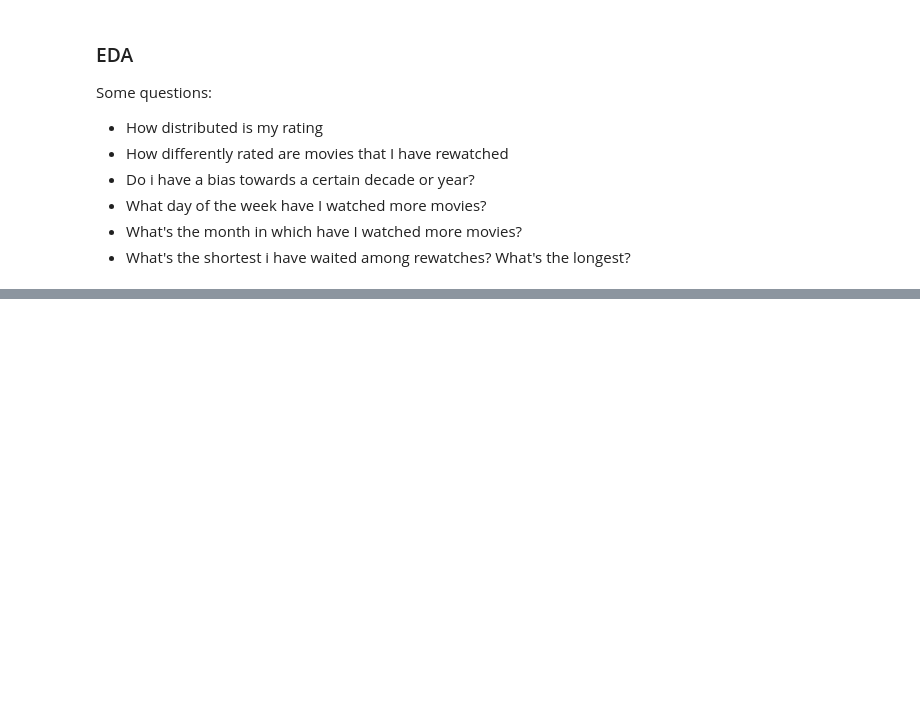
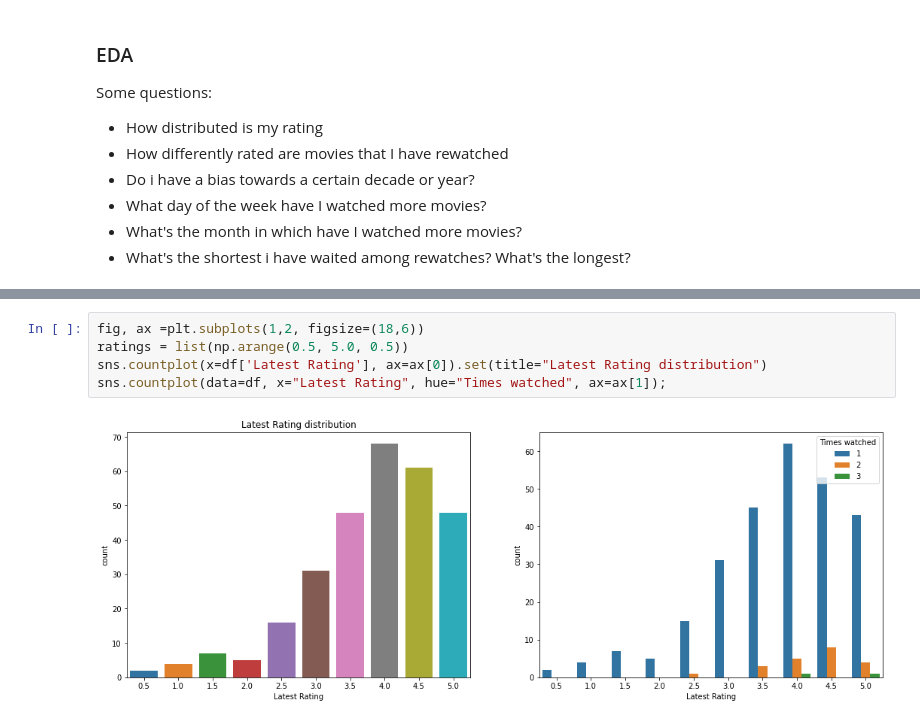
Before and after one commit to caiotda/caioflix, a Jupyter notebook: EDA_letterboxd_profile_data.ipynb, the cells around one changed output, grey strips where cells are left out. Drawn from its saved outputs; the diff is of its cells as text; blank space fills up the shorter version.

```diff
--- a/EDA_letterboxd_profile_data.ipynb
+++ b/EDA_letterboxd_profile_data.ipynb
@@ -177,0 +195,7 @@ Some questions:
+# %%
+fig, ax =plt.subplots(1,2, figsize=(18,6))
+ratings = list(np.arange(0.5, 5.0, 0.5))
+sns.countplot(x=df['Latest Rating'], ax=ax[0]).set(title="Latest Rating distribution")
+sns.countplot(data=df, x="Latest Rating", hue="Times watched", ax=ax[1]);
+# %% [output]
+[figure, added]
```
Also changed, not shown: parts of 19 cells of this notebook.
